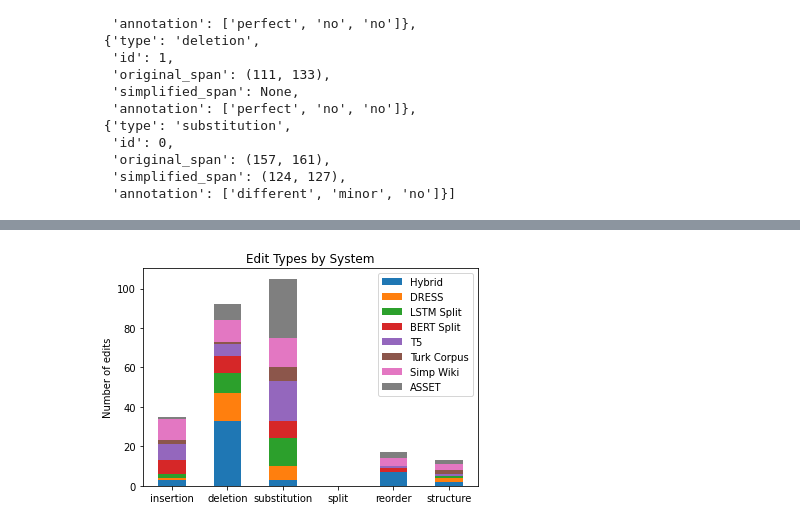
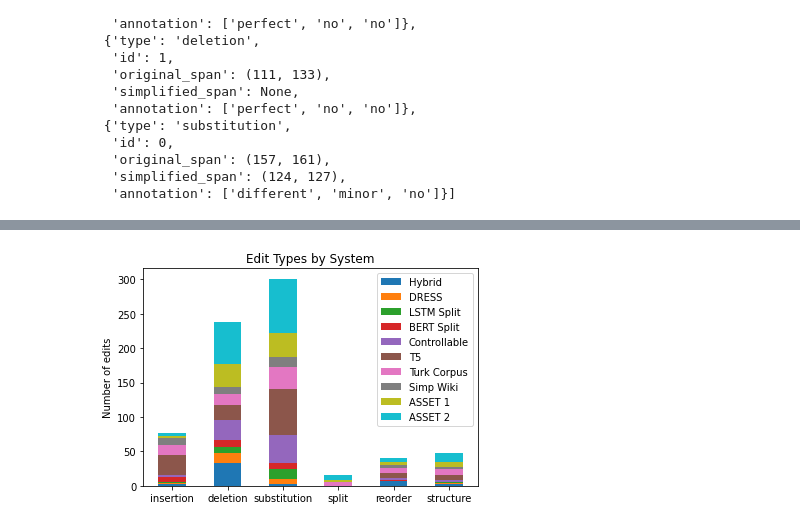
Before and after one commit to Yao-Dou/ts-annotation-tool, a Jupyter notebook: data/analysis/analysis.ipynb, the cells around one changed output, grey strips where cells are left out. Saved outputs shown, nothing was run; the diff lists cells and outputs as text; code cells hidden in the pictures.

```diff
--- a/data/analysis/analysis.ipynb
+++ b/data/analysis/analysis.ipynb
@@ -1,8 +0,0 @@
-# %%
-import json
-import matplotlib.pyplot as plt
-from dataloader import *
-
-# Load David's preliminary data
-with open('../preliminary/david-first-eighty.json') as f:
-    data = json.load(f)
@@ -78,9 +123,3 @@ data[0]['edits']
   'original_span': (157, 161),
   'simplified_span': (124, 127),
   'annotation': ['different', 'minor', 'no']}]
-# %%
-# Example: Sum the annotated edits for each system
-sum_edit_types = {}
-for system in systems:
-    sum_edit_types[system] = sum_edits_for_system(data, system)
-display(sum_edit_types)
@@ -105,34 +126,42 @@ display(sum_edit_types)
+# %%
+# Create sums of different dimensions
+sum_edit_types = {system: sum_edits(data, system=system) for system in systems}
+sum_info_change_types = {system: sum_info_change(data, system=system) for system in systems}
+sum_errors_types = {system: sum_errors(data, system=system) for system in systems}
+# display(sum_edit_types)
 # %%
 # Example: plot edit types by system
 # We need a list because order matters here...
-x_labels = ['insertion', 'deletion', 'substitution', 'split', 'reorder', 'structure']
-z_labels = [
+edit_type_labels = ['insertion', 'deletion', 'substitution', 'split', 'reorder', 'structure']
+system_labels = [x for x in [
     'systems/Hybrid.lower',
     'systems/Dress-Ls.lower',
     'systems/lstm_w_split.txt',
     'systems/transformer_w_split.txt',
+    'systems/con_simplification.txt',
     'systems/T5.txt',
     'new_systems/turk_corpus_random.txt',
     'new_systems/simple_wiki.txt',
+    'systems/asset.test.simp',
     'new_systems/asset.test.simp.second'
-]
+] if x in systems]
+width = 0.5
 
-width = 0.5
 fig, ax = plt.subplots(figsize=(6, 4))
 bottom = [0 for x in range(len(edit_types))]
 
-for system in z_labels:
-       # need to make sure this is ordered
-       val = [sum_edit_types[system][label] for label in x_labels]
-       ax.bar(x_labels, val, width, bottom=bottom, label=system_name_mapping[system])
+for system in system_labels:
+       val = [sum_edit_types[system][label] for label in edit_type_labels]
+       ax.bar(edit_type_labels, val, width, bottom=bottom, label=system_name_mapping[system])
        bottom = [bottom[i] + val[i] for i in range(len(val))]
 ax.set_ylabel('Number of edits')
 ax.set_title('Edit Types by System')
 ax.legend()
 
-plt.rcParams['figure.dpi'] = 300
+# plt.rcParams['figure.dpi'] = 300
+
 plt.show()
 # %% [output]
-[figure, old version]
+[figure, new version]
 # %%
 # Same as the above plot but but flip the dimensions
```
Also changed, not shown: parts of 20 cells of this notebook, 5 other files.
